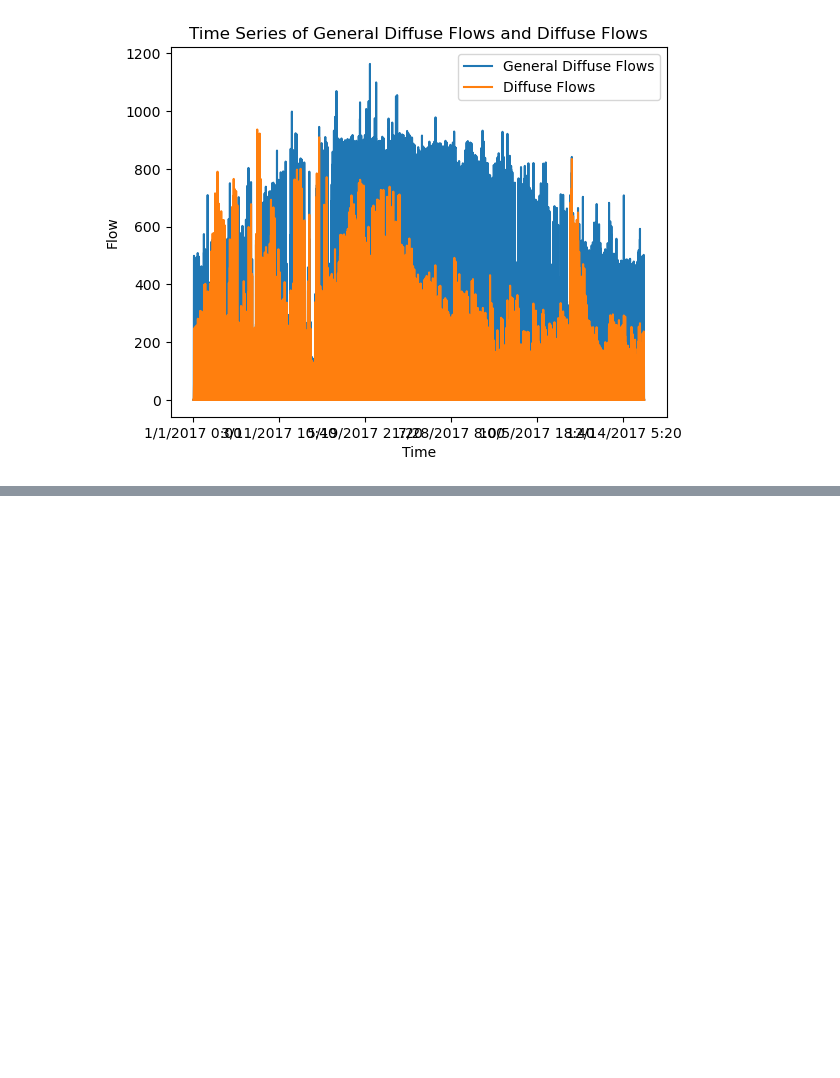
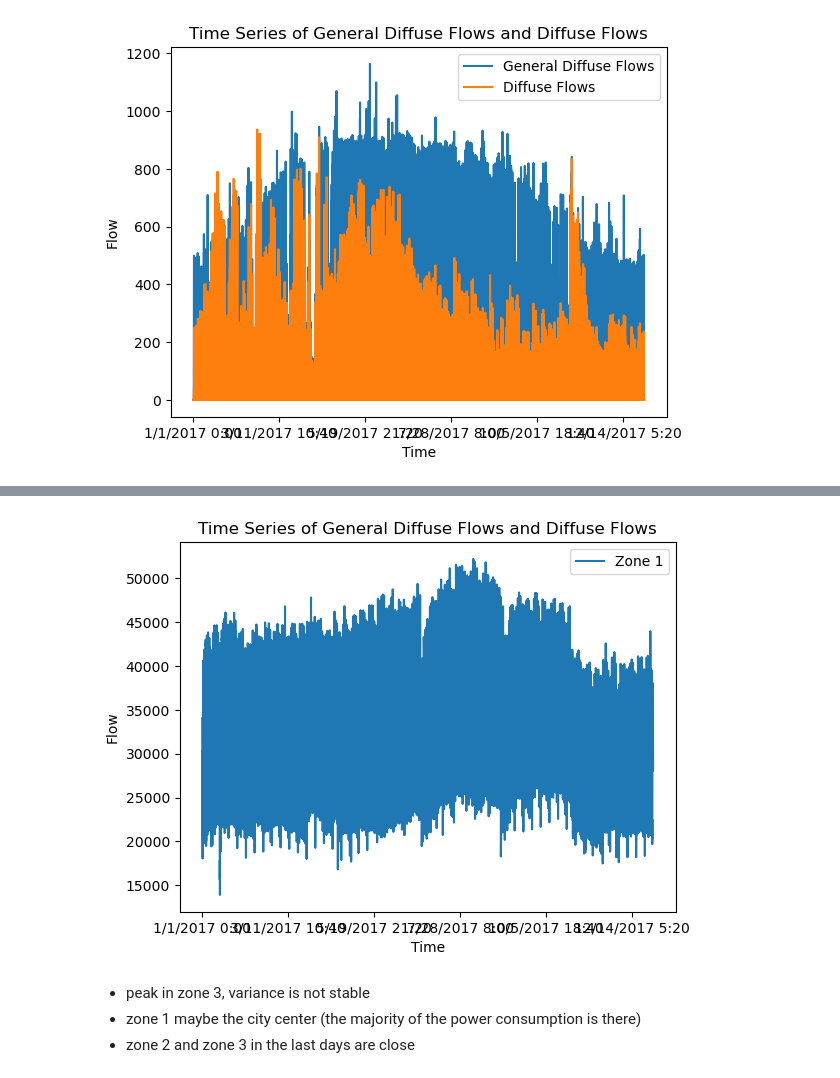
Before and after one commit to salahmak/ML-project, a Jupyter notebook: analysis/data_analysis_chaker.ipynb, the cells around one changed output, grey strips where cells are left out. Saved outputs shown, nothing was run; the diff lists cells and outputs as text; code cells hidden in the pictures; blank space fills up the shorter version.

```diff
--- a/analysis/data_analysis_chaker.ipynb
+++ b/analysis/data_analysis_chaker.ipynb
@@ -56,0 +90,13 @@ plt.show()
+# %%
+df.plot(x='DateTime', y='Zone 1 Power Consumption', kind='line')
+plt.xlabel('Time')
+plt.ylabel('Flow')
+plt.title('Time Series of General Diffuse Flows and Diffuse Flows')
+plt.legend(['Zone 1', 'Zone 2', 'Zone 3'])
+plt.show()
+# %% [output]
+[figure, added]
+# %% [markdown]
+- peak in zone 3, variance is not stable
+- zone 1 maybe the city center (the majority of the power consumption is there)
+- zone 2 and zone 3 in the last days are close
```
Also changed, not shown: parts of 5 cells of this notebook, 1 other file.
